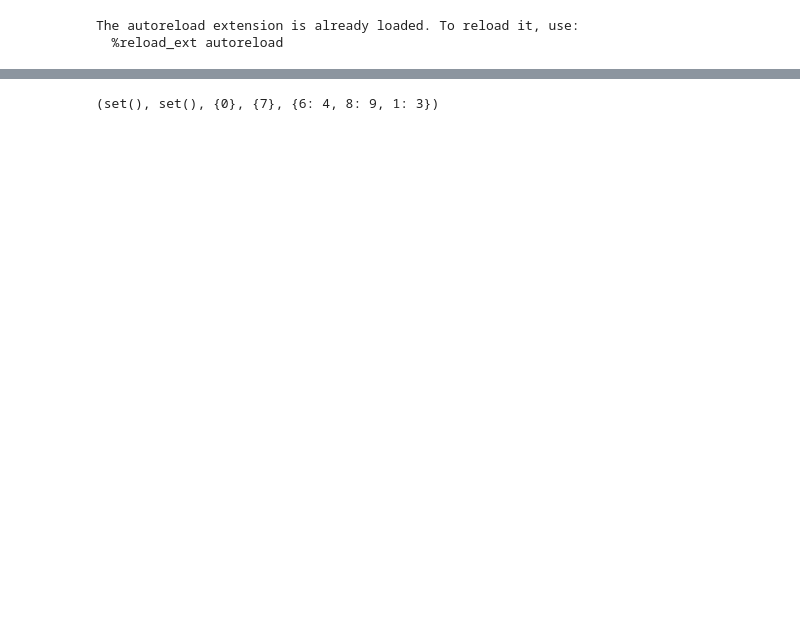
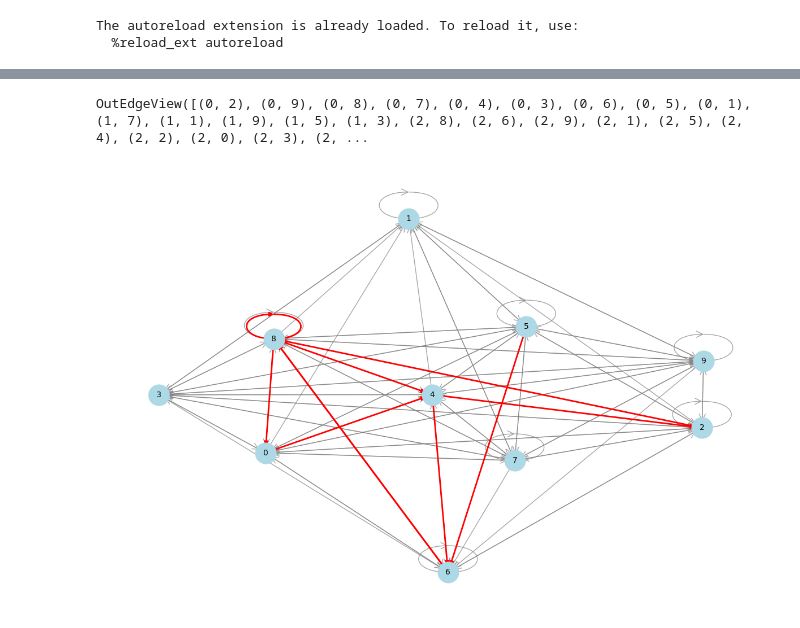
Before and after one commit to ParkerWilliams/GraphVerse, a Jupyter notebook: Graph.ipynb, the cells around one changed output, grey strips where cells are left out. Saved outputs shown, nothing was run; the diff lists cells and outputs as text; code cells hidden in the pictures; blank space fills up the shorter version.

```diff
--- a/Graph.ipynb
+++ b/Graph.ipynb
@@ -130,4 +135,53 @@ Checking rule: EvenRule
-# %%
-rules
-# %% [output]
-(set(), set(), {0}, {7}, {6: 4, 8: 9, 1: 3})
+# %%
+G.edges
+# %% [output]
+OutEdgeView([(0, 2), (0, 9), (0, 8), (0, 7), (0, 4), (0, 3), (0, 6), (0, 5), (0, 1), (1, 7), (1, 1), (1, 9), (1, 5), (1, 3), (2, 8), (2, 6), (2, 9), (2, 1), (2, 5), (2, 4), (2, 2), (2, 0), (2, 3), (2, ...
+# %%
+def visualize_graph(G, walk=None):
+    # Create a new figure
+    plt.figure(figsize=(12, 8))
+
+    # Generate a layout for the nodes
+    pos = nx.spring_layout(G)
+
+    # Draw the nodes
+    nx.draw_networkx_nodes(G, pos, node_size=700, node_color="lightblue")
+
+    # Draw the edges with varying thickness based on probability
+    for u, v, data in G.edges(data=True):
+        nx.draw_networkx_edges(
+            G,
+            pos,
+            edgelist=[(u, v)],
+            width=1, #data["probability"] * 5,
+            alpha=0.7,
+            edge_color="gray",
+            arrows=True,
+            arrowsize=20,
+            arrowstyle="->",
+        )
+
+    # Draw the node labels
+    nx.draw_networkx_labels(G, pos, font_size=10, font_family="sans-serif")
+
+    # Draw the edge labels (probabilities)
+    # edge_labels = nx.get_edge_attributes(G, "probability")
+    # edge_labels = {k: f"{v:.2f}" for k, v in edge_labels.items()}
+    # nx.draw_networkx_edge_labels(G, pos, edge_labels=edge_labels, font_size=8)
+
+    if walk is not None:
+        edge_list = [(walk[i], walk[i+1]) for i in range(len(walk)-1)]
+        nx.draw_networkx_edges(G, pos, edgelist=edge_list, edge_color='r', width=2)
+
+    # Remove axis
+    plt.axis("off")
+
+    # Show the plot
+    plt.tight_layout()
+    plt.show()
+    return
+
+
+visualize_graph(G, walks[0])
+# %% [output]
+[figure, added]
```
Also changed, not shown: parts of 2 cells of this notebook, 3 other files.
